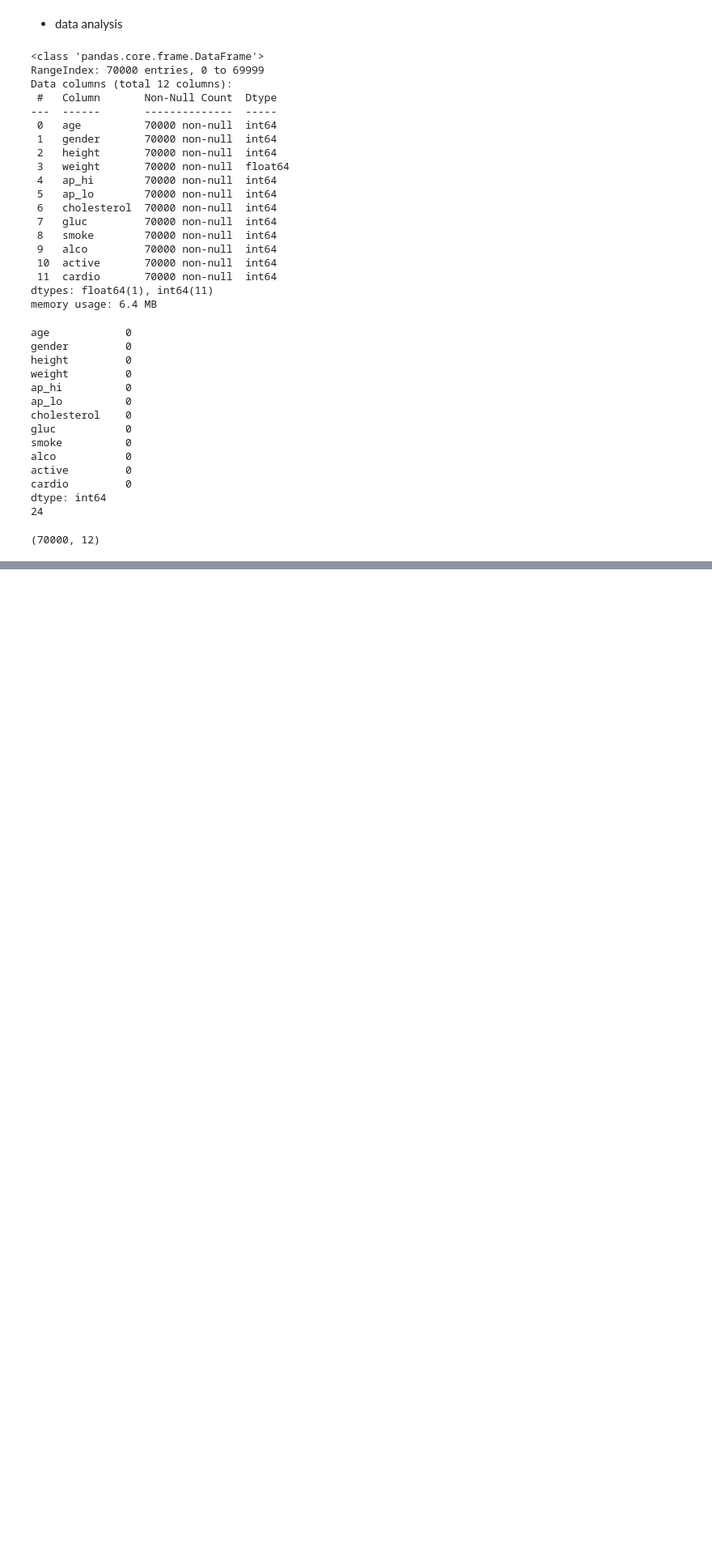
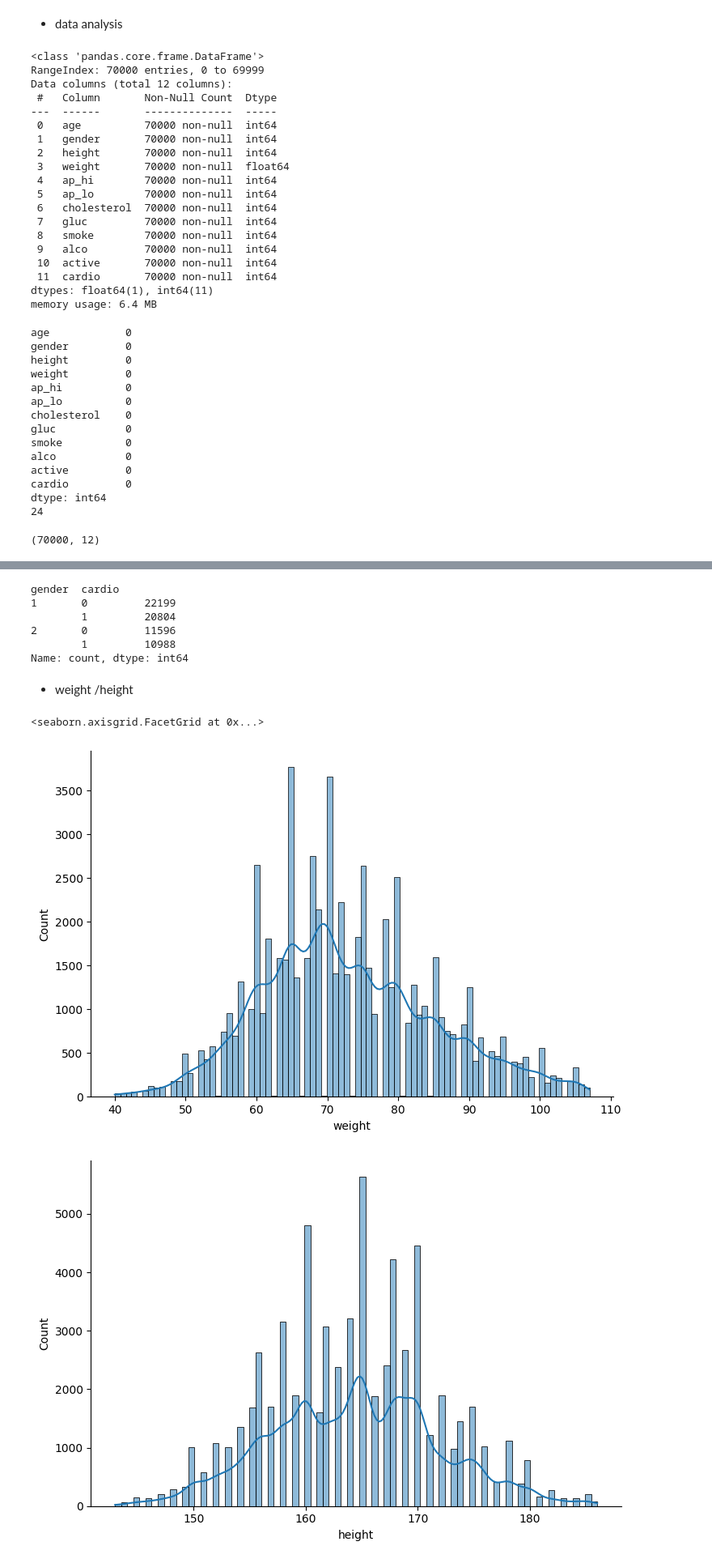
Before and after one commit to shivansh-dhakad/NAVKALPANA-RICR-NK-0046, a Jupyter notebook: model/data_preprocessing.ipynb, the cells around one changed output, grey strips where cells are left out. Shown at 81% size. Drawn from its saved outputs; the diff is of its cells as text; code cells hidden in the pictures; blank space fills up the shorter version.

```diff
--- a/model/data_preprocessing.ipynb
+++ b/model/data_preprocessing.ipynb
@@ -268,0 +137,20 @@ plt.show()
+# %%
+df.groupby('gender')['cardio'].value_counts()
+# Cardiovascular disease is almost equally distributed between genders in this dataset.
+# Slightly higher proportion in females, but the difference is marginal (~0.5%).
+# %% [output]
+gender  cardio
+1       0         22199
+        1         20804
+2       0         11596
+        1         10988
+Name: count, dtype: int64
+# %% [markdown]
+- weight /height
+# %%
+sns.displot(df['weight'], kde=True, height=5, aspect=1.5)
+sns.displot(df['height'], kde=True, height=5, aspect=1.5)
+# %% [output]
+<seaborn.axisgrid.FacetGrid at 0x...>
+[figure, added]
+[figure, added]
```
Also changed, not shown: parts of 104 cells of this notebook.
